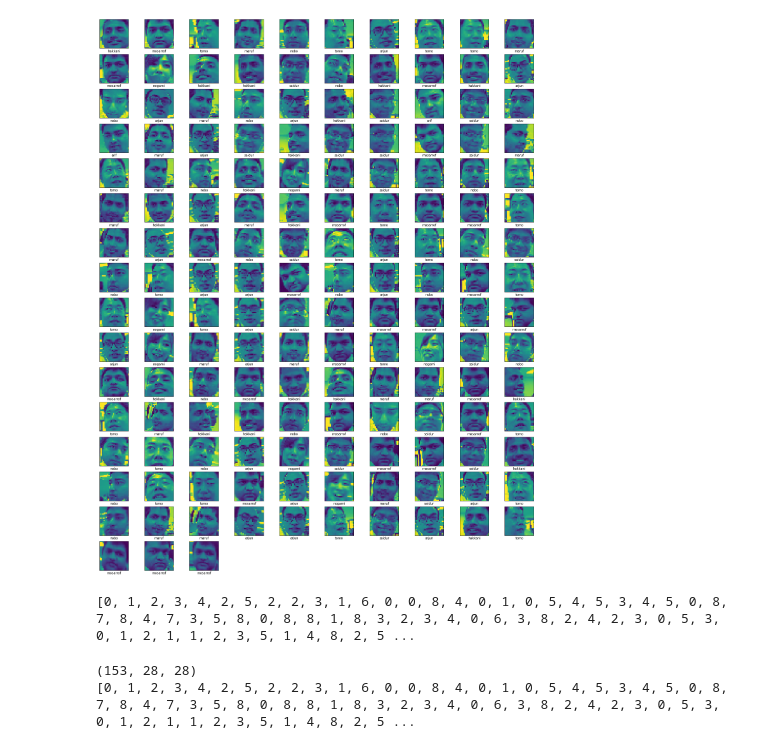
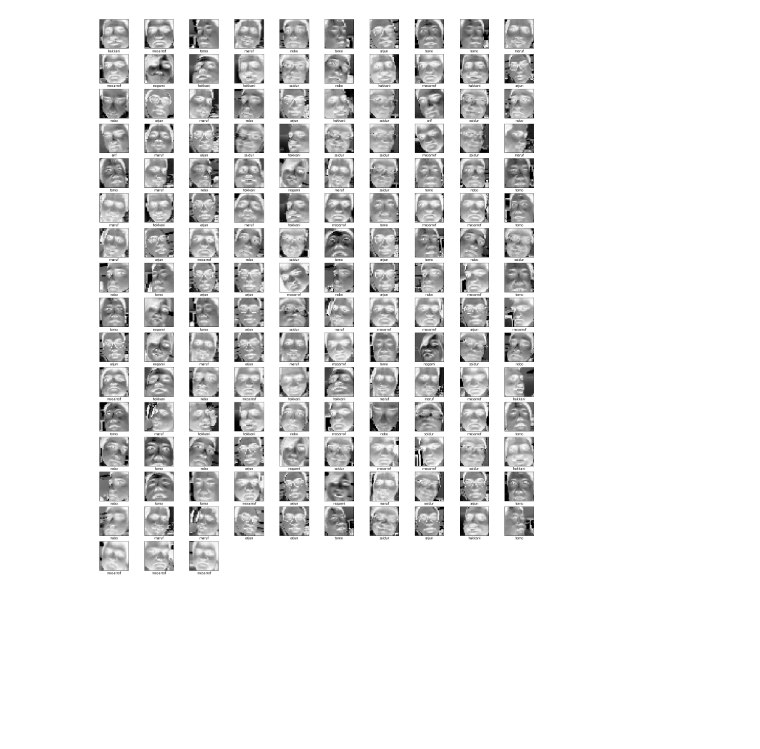
Before and after one commit to Nabapadma-sarker/Face_Detection_and_Recognition, a Jupyter notebook: Face Recognition.ipynb, the cells around one changed output. Cells and saved outputs as stored; diff of their text form; code cells hidden in the pictures; blank space fills up the shorter version.

```diff
--- a/Face Recognition.ipynb
+++ b/Face Recognition.ipynb
@@ -53,42 +30,31 @@ print(darray)
 # %%
 plt.figure(figsize=(25,40))
 i=0
 collected_image_data = []
 train_lebel = []
 for f in darray:
     #print(f[1])
     img = load_img(f[1], grayscale=False, color_mode='rgb', target_size=(28,28))
     # convert to numpy array
     img_array = img_to_array(img)
 
     img_array1 = img_array[:,:,1]
     img_array1 = img_array1/255
     collected_image_data.append(img_array1)
     plt.subplot(20,10,i+1)
     plt.xticks([])
     plt.yticks([])
     plt.grid(False)
-    plt.imshow(img_array1)
+    plt.imshow(img_array1, cmap=plt.cm.binary)
     plt.xlabel(f[0])
     train_lebel.append(allpersons.index(f[0]))
     i+=1
 
 train_images = np.array(collected_image_data)
 train_lebels = np.array(train_lebel)
 plt.show()
 # %% [output]
-[figure, old version]
+[figure, new version]
-# %%
-#print(train_images[0])
-print(train_lebel)
-# %% [output]
-[0, 1, 2, 3, 4, 2, 5, 2, 2, 3, 1, 6, 0, 0, 8, 4, 0, 1, 0, 5, 4, 5, 3, 4, 5, 0, 8, 7, 8, 4, 7, 3, 5, 8, 0, 8, 8, 1, 8, 3, 2, 3, 4, 0, 6, 3, 8, 2, 4, 2, 3, 0, 5, 3, 0, 1, 2, 1, 1, 2, 3, 5, 1, 4, 8, 2, 5 ...
-# %%
-print(train_images.shape)
-print(train_lebel)
-# %% [output]
-(153, 28, 28)
-[0, 1, 2, 3, 4, 2, 5, 2, 2, 3, 1, 6, 0, 0, 8, 4, 0, 1, 0, 5, 4, 5, 3, 4, 5, 0, 8, 7, 8, 4, 7, 3, 5, 8, 0, 8, 8, 1, 8, 3, 2, 3, 4, 0, 6, 3, 8, 2, 4, 2, 3, 0, 5, 3, 0, 1, 2, 1, 1, 2, 3, 5, 1, 4, 8, 2, 5 ...
 # %%
 #Sequential model preparing
 digit_model = keras.Sequential([
```
Also changed, not shown: parts of 6 cells of this notebook.
